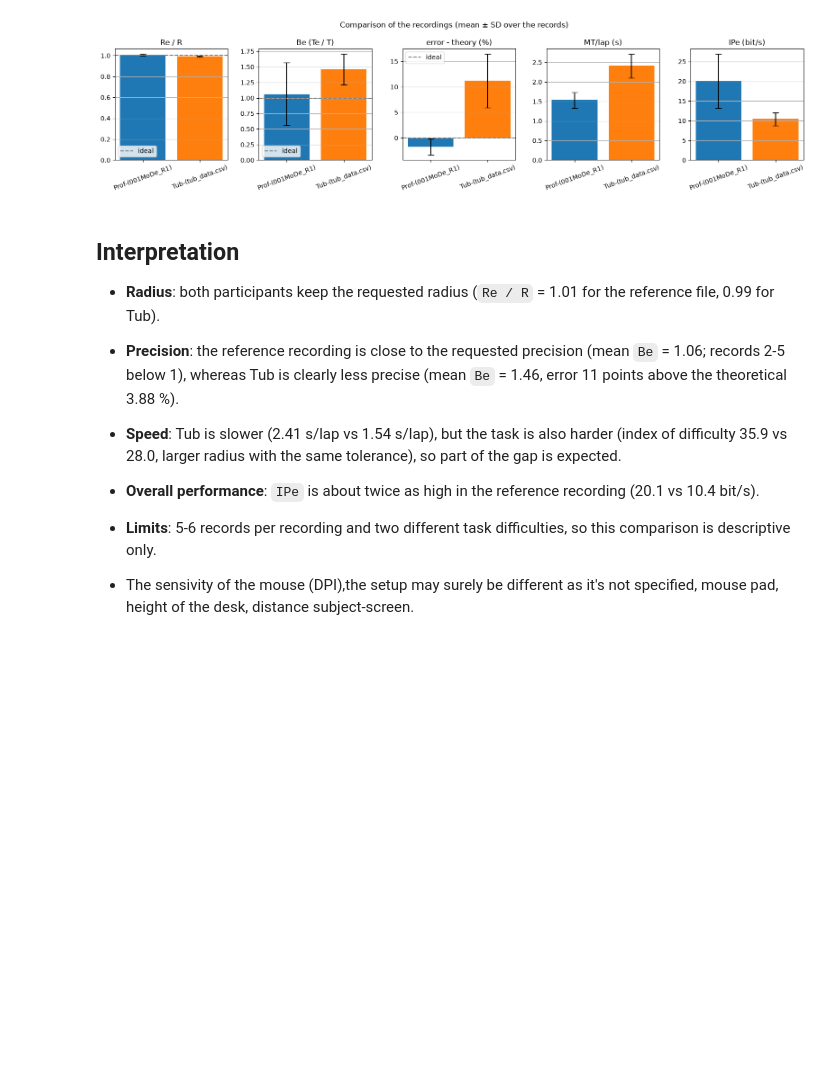
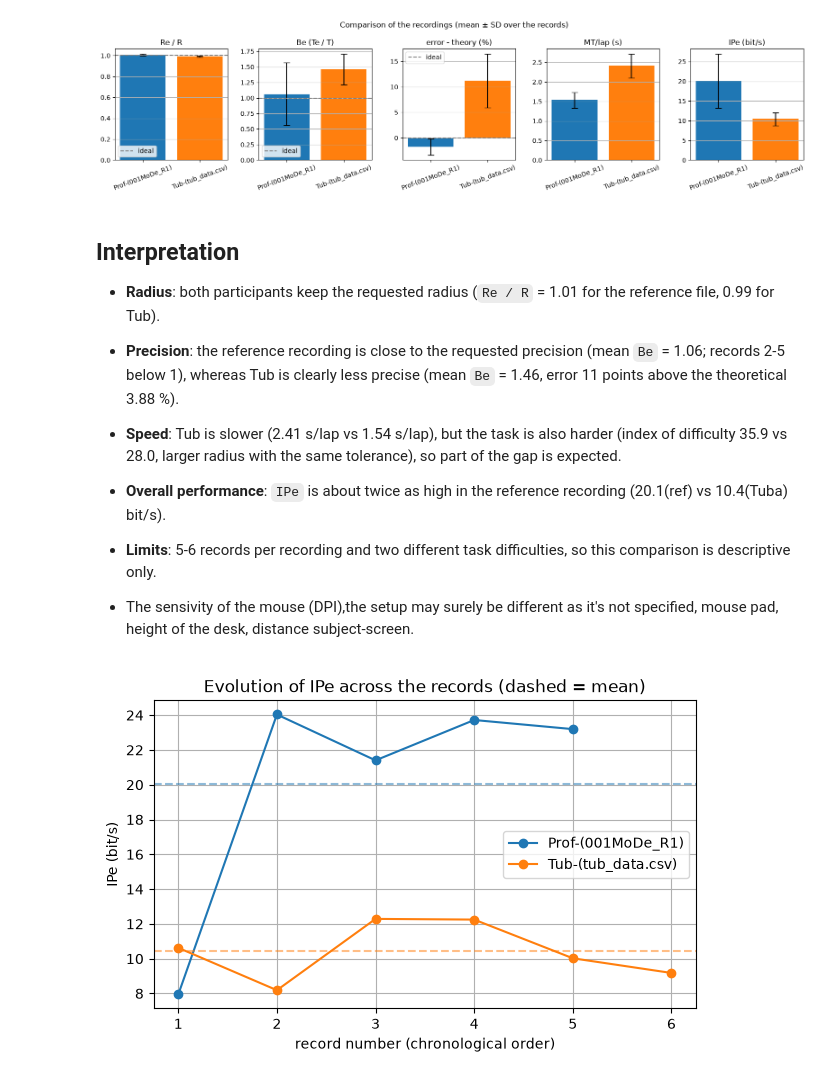
Before and after one commit to ValentinBAL-student/Circular-task, a Jupyter notebook: Comparative_analysis.ipynb, the cells around one changed output. Drawn from its saved outputs; the diff is of its cells as text; code cells hidden in the pictures; blank space fills up the shorter version.

Commit message:
Expand recording comparison analysis
Adds clearer notebook documentation, normalised indicator setup, comparison plotting, and a chronological IPe evolution analysis with interpretation.

```diff
--- a/Comparative_analysis.ipynb
+++ b/Comparative_analysis.ipynb
@@ -95,7 +102,24 @@ plt.show()
   whereas Tub is clearly less precise (mean `Be` = 1.46, error 11 points above the theoretical 3.88 %).
 - **Speed**: Tub is slower (2.41 s/lap vs 1.54 s/lap), but the task is also harder (index of difficulty 35.9 vs 28.0,
   larger radius with the same tolerance), so part of the gap is expected.
-- **Overall performance**: `IPe` is about twice as high in the reference recording (20.1 vs 10.4 bit/s).
+- **Overall performance**: `IPe` is about twice as high in the reference recording (20.1(ref) vs 10.4(Tuba) bit/s).
 
 - **Limits**: 5-6 records per recording and two different task difficulties, so this comparison is descriptive only.
 - The sensivity of the mouse (DPI),the setup may surely be different as it's not specified, mouse pad, height of the desk, distance subject-screen.
+# %%
+# IPe of each record, in chronological order (one line per recording)
+fig, ax = plt.subplots(figsize=(7, 4))  # a single figure with one panel
+for (name, s), c in zip(sessions.items(), colors):  # loop over the recordings, with one color each
+    ipe = s["norm"]["IPe (bit/s)"]  # IPe values of this recording, one per record
+    record_numbers = np.arange(1, len(ipe) + 1)  # x axis: record 1, 2, 3... (chronological order)
+    ax.plot(record_numbers, ipe, "o-", color=c, label=name)  # line with one dot per record
+    ax.axhline(ipe.mean(), color=c, linestyle="--", alpha=0.5)  # dashed line = mean of the recording
+ax.set_xlabel("record number (chronological order)")  # x axis label
+ax.set_ylabel("IPe (bit/s)")  # y axis label
+ax.set_xticks(range(1, max(len(s["norm"]["IPe (bit/s)"]) for s in sessions.values()) + 1))  # integer ticks, up to the longest recording
+ax.set_title("Evolution of IPe across the records (dashed = mean)")  # figure title
+ax.legend()  # show the name of each recording
+ax.grid(True)  # grid to read the values
+plt.show()  # display the figure
+# %% [output]
+[figure, added]
```
Also changed, not shown: parts of 5 cells of this notebook.
